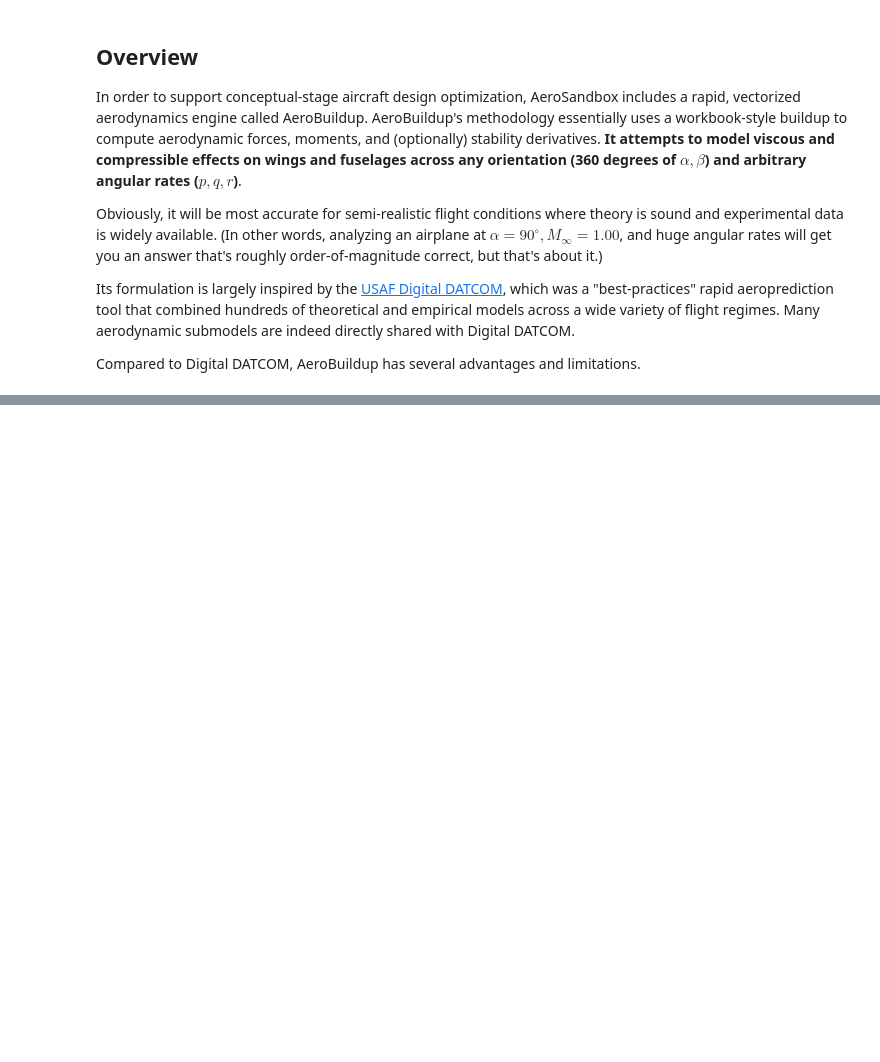
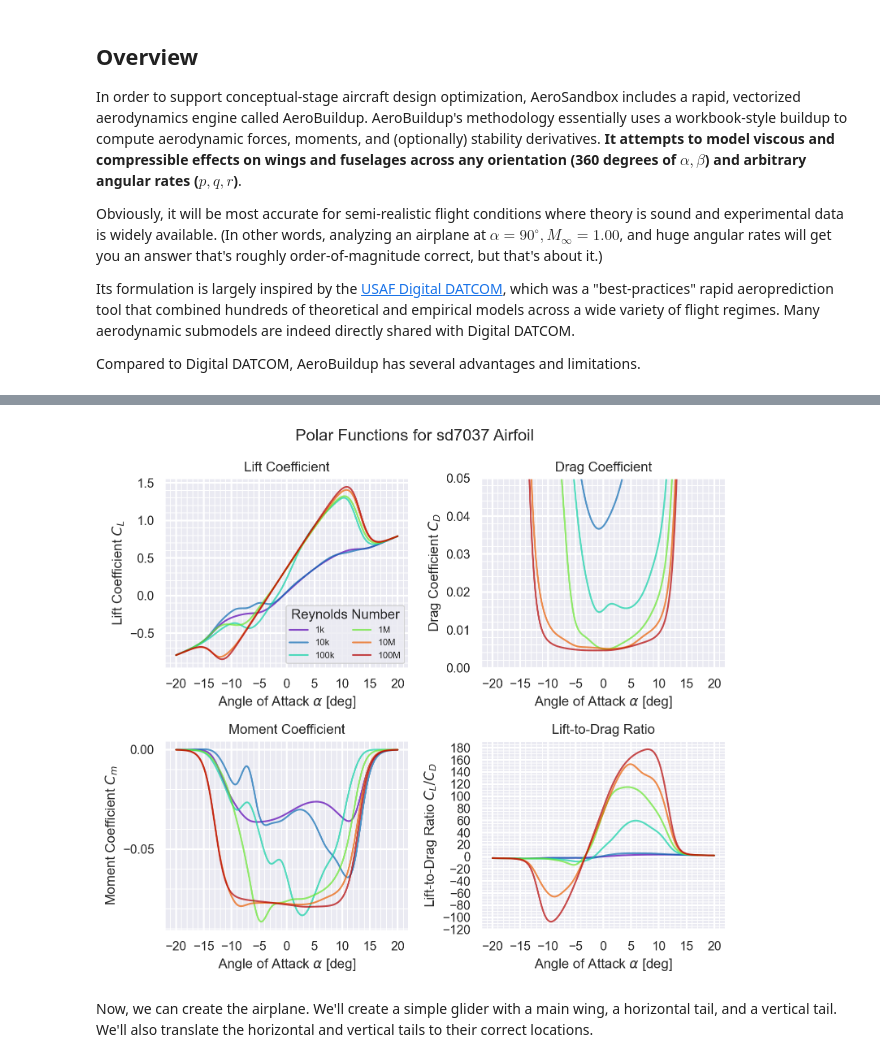
Before and after one commit to peterdsharpe/AeroSandbox, a Jupyter notebook: tutorial/06 - Aerodynamics/01 - AeroSandbox 3D Aerodynamics Tools/03 - AeroBuildup Aerodynamics Engine/01 - AeroBuildup Overview.ipynb, the cells around one changed output, grey strips where cells are left out. Saved outputs shown, nothing was run; the diff lists cells and outputs as text; code cells hidden in the pictures; blank space fills up the shorter version.

```diff
--- a/tutorial/06 - Aerodynamics/01 - AeroSandbox 3D Aerodynamics Tools/03 - AeroBuildup Aerodynamics Engine/01 - AeroBuildup Overview.ipynb
+++ b/tutorial/06 - Aerodynamics/01 - AeroSandbox 3D Aerodynamics Tools/03 - AeroBuildup Aerodynamics Engine/01 - AeroBuildup Overview.ipynb
@@ -14,0 +27,3 @@ Compared to Digital DATCOM, AeroBuildup has several advantages and limitations.
+# %%
+wing_airfoil = asb.Airfoil("sd7037")
+tail_airfoil = asb.Airfoil("naca0010")
@@ -14,0 +41,6 @@ Compared to Digital DATCOM, AeroBuildup has several advantages and limitations.
+# %%
+wing_airfoil.plot_polars()
+# %% [output]
+[figure, added]
+# %% [markdown]
+Now, we can create the airplane. We'll create a simple glider with a main wing, a horizontal tail, and a vertical tail. We'll also translate the horizontal and vertical tails to their correct locations.
```
Also changed, not shown: parts of 22 cells of this notebook.
